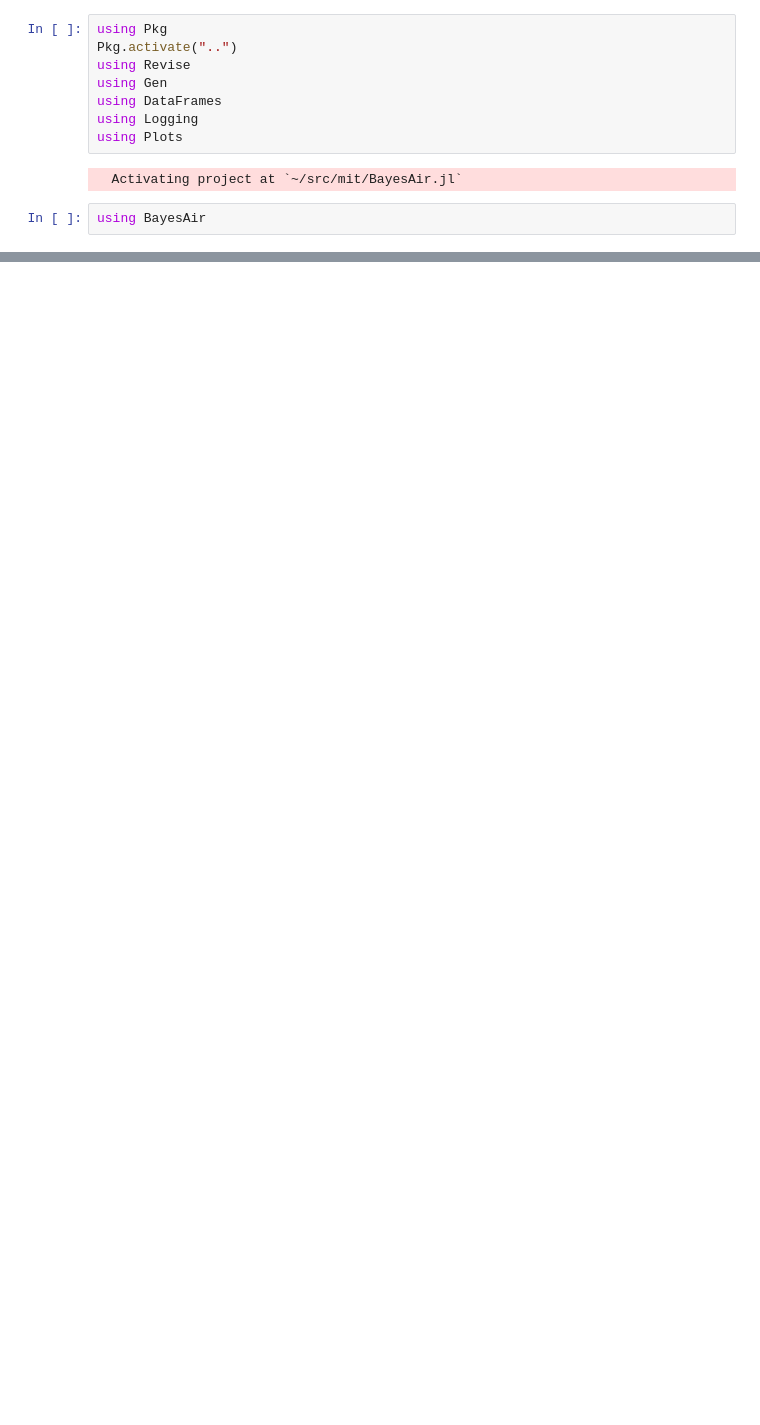
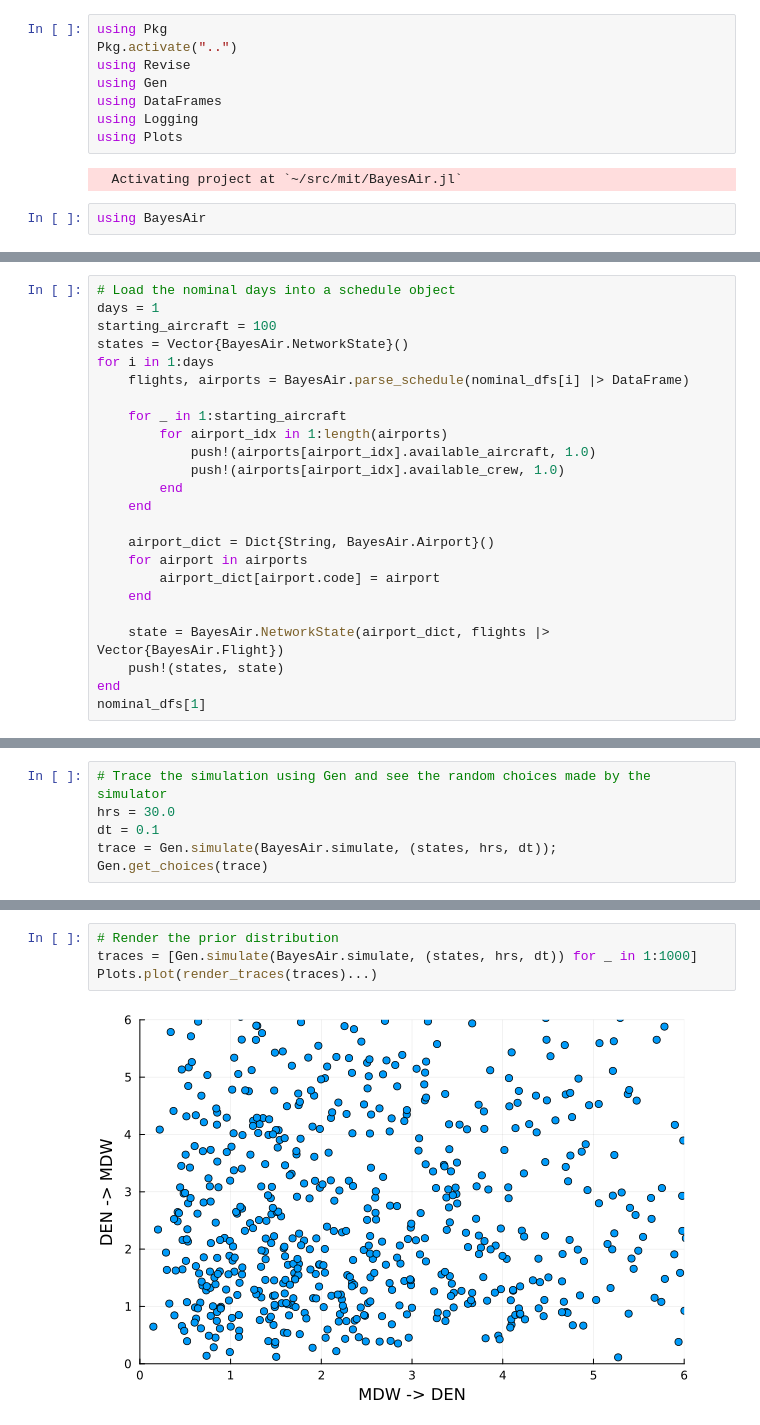
Before and after one commit to dawsonc/BayesAir.jl, a Jupyter notebook: notebooks/wn_network.ipynb, the cells around one changed output, grey strips where cells are left out. Drawn from its saved outputs; the diff is of its cells as text; blank space fills up the shorter version.

```diff
--- a/notebooks/wn_network.ipynb
+++ b/notebooks/wn_network.ipynb
@@ -43,0 +32,24 @@ nominal_dfs[1]
+# %%
+# Load the nominal days into a schedule object
+days = 1
+starting_aircraft = 100
+states = Vector{BayesAir.NetworkState}()
+for i in 1:days
+    flights, airports = BayesAir.parse_schedule(nominal_dfs[i] |> DataFrame)
+
+    for _ in 1:starting_aircraft
+        for airport_idx in 1:length(airports)
+            push!(airports[airport_idx].available_aircraft, 1.0)
+            push!(airports[airport_idx].available_crew, 1.0)
+        end
+    end
+
+    airport_dict = Dict{String, BayesAir.Airport}()
+    for airport in airports
+        airport_dict[airport.code] = airport
+    end
+
+    state = BayesAir.NetworkState(airport_dict, flights |> Vector{BayesAir.Flight})
+    push!(states, state)
+end
+nominal_dfs[1]
@@ -43,0 +94,6 @@ nominal_dfs[1]
+# %%
+# Trace the simulation using Gen and see the random choices made by the simulator
+hrs = 30.0
+dt = 0.1
+trace = Gen.simulate(BayesAir.simulate, (states, hrs, dt));
+Gen.get_choices(trace)
@@ -43,0 +165,6 @@ nominal_dfs[1]
+# %%
+# Render the prior distribution
+traces = [Gen.simulate(BayesAir.simulate, (states, hrs, dt)) for _ in 1:1000]
+Plots.plot(render_traces(traces)...)
+# %% [output]
+[figure, added]
```
Also changed, not shown: parts of 10 cells of this notebook, 6 other files.
